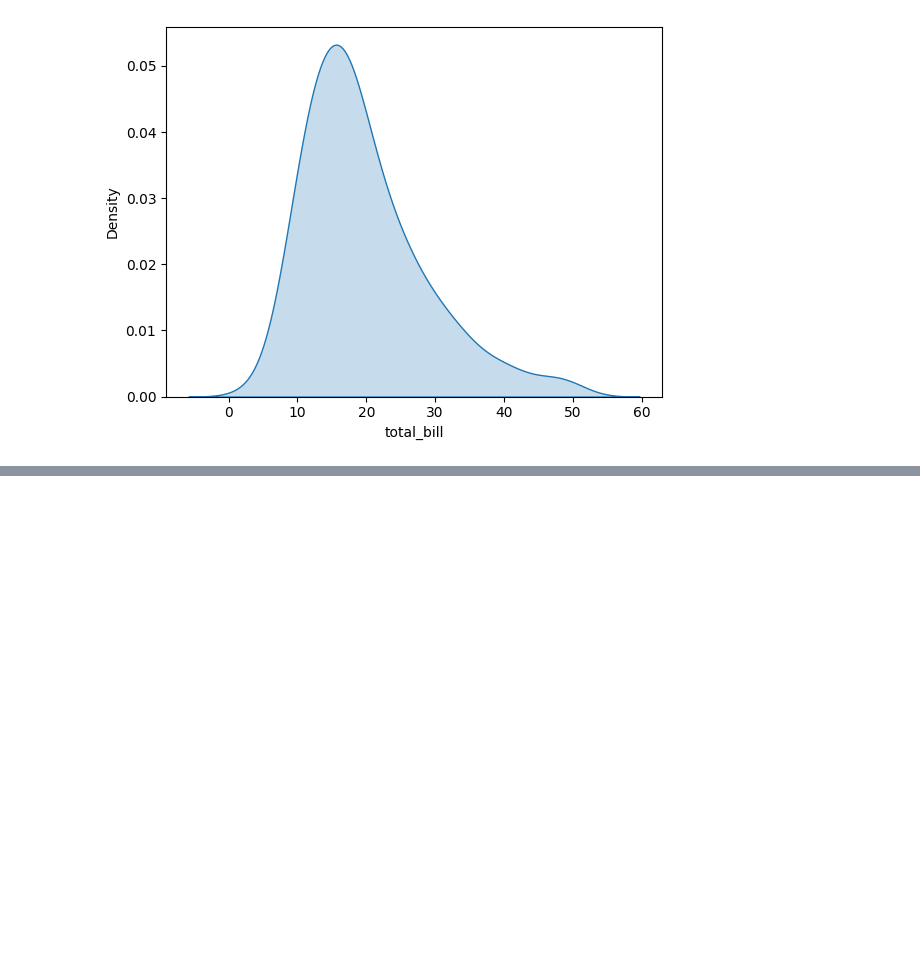
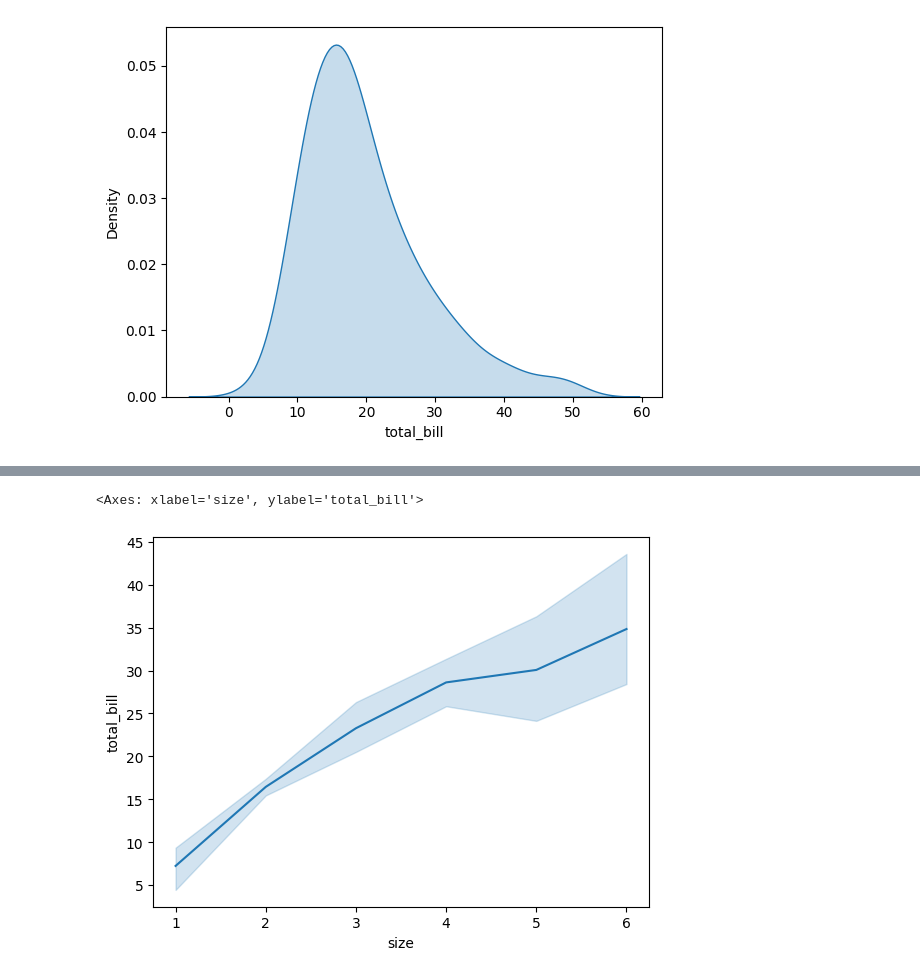
Before and after one commit to HeroHalder/AI-ML-Zero-to-Hero, a Jupyter notebook: 02 Python Libraries/Seaborn.ipynb, the cells around one changed output, grey strips where cells are left out. Drawn from its saved outputs; the diff is of its cells as text; code cells hidden in the pictures; blank space fills up the shorter version.

```diff
--- a/02 Python Libraries/Seaborn.ipynb
+++ b/02 Python Libraries/Seaborn.ipynb
@@ -250,0 +256,5 @@ sns.kdeplot(df2["total_bill"],fill=True)#shade==fill fill new version
+# %%
+sns.lineplot(data=df2, x="size", y="total_bill")
+# %% [output]
+<Axes: xlabel='size', ylabel='total_bill'>
+[figure, added]
```
Also changed, not shown: parts of 10 cells of this notebook.
